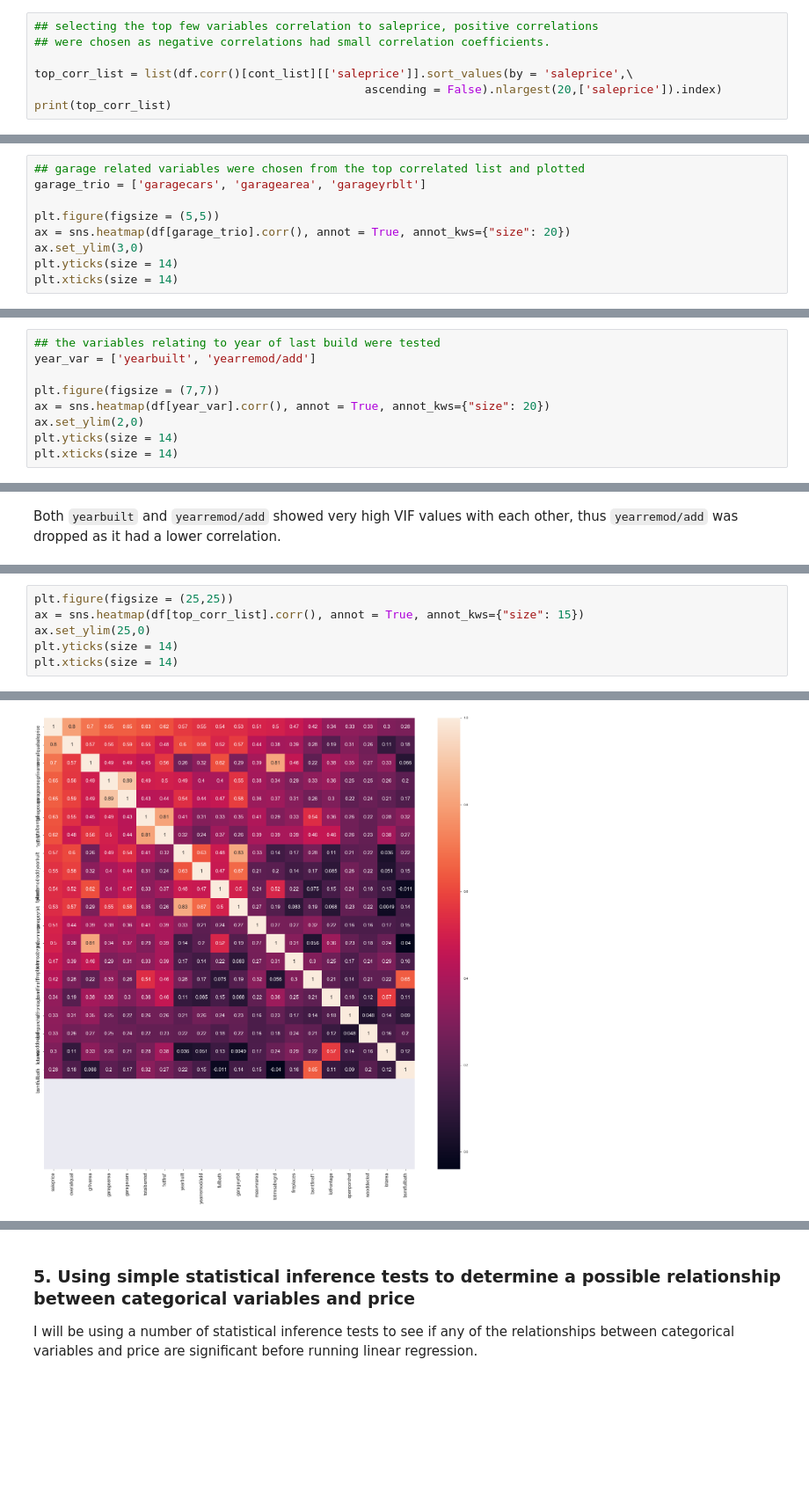
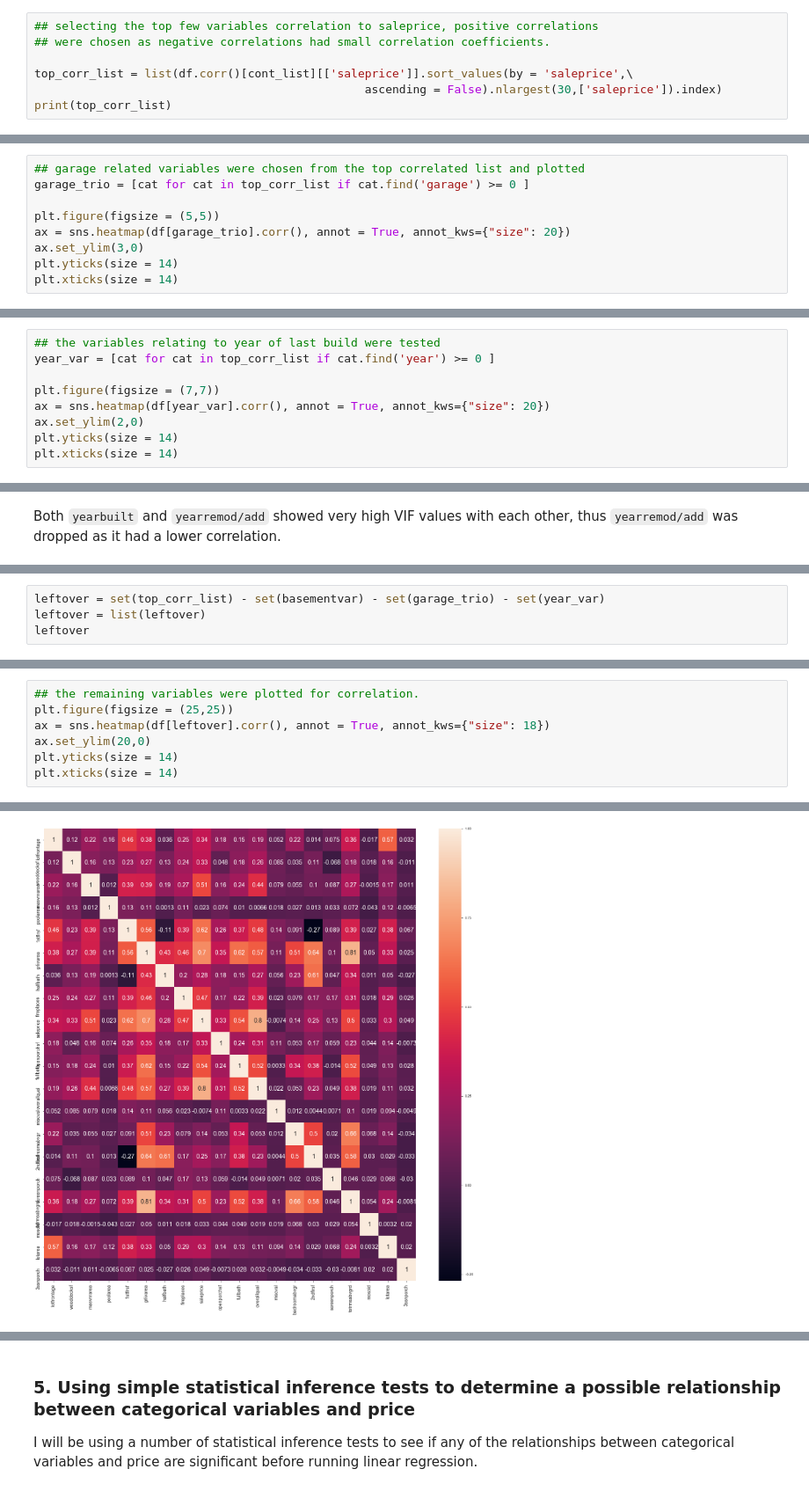
Before and after one commit to mieulium/Project2, a Jupyter notebook: Project 2.ipynb, the cells around one changed output, grey strips where cells are left out. Shown at 88% size. Cells and saved outputs as stored; diff of their text form; blank space fills up the shorter version.

```diff
--- a/Project 2.ipynb
+++ b/Project 2.ipynb
@@ -299,7 +299,7 @@ def viffinder(varlist):
 ## were chosen as negative correlations had small correlation coefficients.
 
 top_corr_list = list(df.corr()[cont_list][['saleprice']].sort_values(by = 'saleprice',\
-                                                ascending = False).nlargest(20,['saleprice']).index)
+                                                ascending = False).nlargest(30,['saleprice']).index)
 print(top_corr_list)
 # %% [output]
 ['saleprice', 'overallqual', 'grlivarea', 'garagearea', 'garagecars', 'totalbsmtsf', '1stflrsf', 'yearbuilt', 'yearremod/add', 'fullbath', 'garageyrblt', 'masvnrarea', 'totrmsabvgrd', 'fireplaces', 'b ...
@@ -306,6 +319,6 @@ print(top_corr_list)
 # %%
 ## garage related variables were chosen from the top correlated list and plotted
-garage_trio = ['garagecars', 'garagearea', 'garageyrblt']
+garage_trio = [cat for cat in top_corr_list if cat.find('garage') >= 0 ]
 
 plt.figure(figsize = (5,5))
 ax = sns.heatmap(df[garage_trio].corr(), annot = True, annot_kws={"size": 20})
@@ -327,7 +340,7 @@ viffinder(garage_trio)
 All of the garage related variables have VIF which shows high collinearity, thus `garagearea` will be chosen as it has the highest correlation to `saleprice`.
 # %%
 ## the variables relating to year of last build were tested
-year_var = ['yearbuilt', 'yearremod/add']
+year_var = [cat for cat in top_corr_list if cat.find('year') >= 0 ]
 
 plt.figure(figsize = (7,7))
 ax = sns.heatmap(df[year_var].corr(), annot = True, annot_kws={"size": 20})
@@ -371,0 +389,4 @@ viffinder(basementvar)
+# %%
+leftover = set(top_corr_list) - set(basementvar) - set(garage_trio) - set(year_var)
+leftover = list(leftover)
+leftover
@@ -372,11 +414,12 @@ viffinder(basementvar)
 # %%
+## the remaining variables were plotted for correlation.
 plt.figure(figsize = (25,25))
-ax = sns.heatmap(df[top_corr_list].corr(), annot = True, annot_kws={"size": 15})
-ax.set_ylim(25,0)
+ax = sns.heatmap(df[leftover].corr(), annot = True, annot_kws={"size": 18})
+ax.set_ylim(20,0)
 plt.yticks(size = 14)
 plt.xticks(size = 14)
 # %% [output]
 (array([ 0.5,  1.5,  2.5,  3.5,  4.5,  5.5,  6.5,  7.5,  8.5,  9.5, 10.5,
         11.5, 12.5, 13.5, 14.5, 15.5, 16.5, 17.5, 18.5, 19.5]),
  <a list of 20 Text xticklabel objects>)
-[figure, old version]
+[figure, new version]
```
Also changed, not shown: parts of 111 cells of this notebook.
